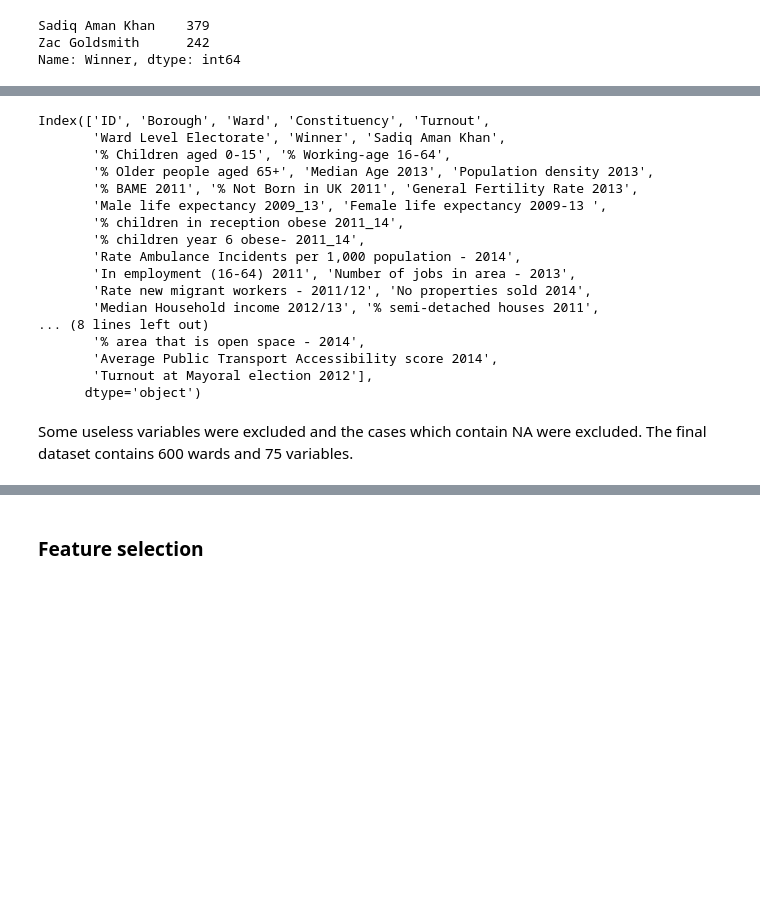
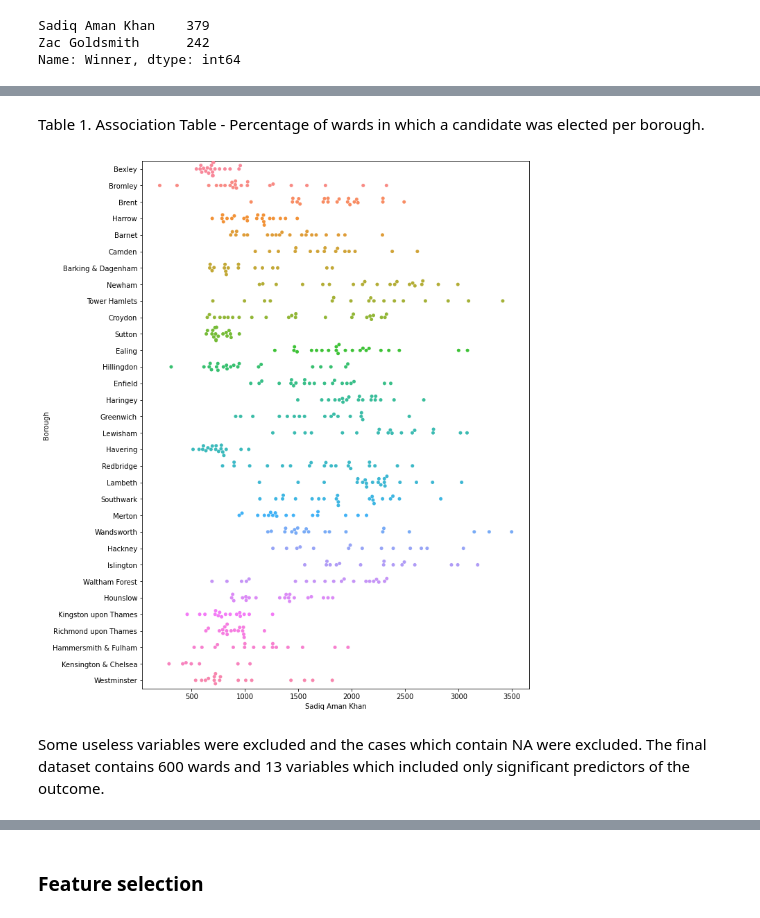
Before and after one commit to sebastianBIanalytics/DataScience_MachineLearning_Python_SebN_Portfolio, a Jupyter notebook: Mayor_London_Election_Classification.ipynb, the cells around one changed output, grey strips where cells are left out. Saved outputs shown, nothing was run; the diff lists cells and outputs as text; code cells hidden in the pictures; blank space fills up the shorter version.

Commit message:
File added via upload
Some visual added, only significant features kept in the model.

```diff
--- a/Mayor_London_Election_Classification.ipynb
+++ b/Mayor_London_Election_Classification.ipynb
@@ -106,25 +132,14 @@ Election.dropna(inplace=True)
-# %%
-Election.columns
-# %% [output]
-Index(['ID', 'Borough', 'Ward', 'Constituency', 'Turnout',
-       'Ward Level Electorate', 'Winner', 'Sadiq Aman Khan',
-       '% Children aged 0-15', '% Working-age 16-64',
-       '% Older people aged 65+', 'Median Age 2013', 'Population density 2013',
-       '% BAME 2011', '% Not Born in UK 2011', 'General Fertility Rate 2013',
-       'Male life expectancy 2009_13', 'Female life expectancy 2009-13 ',
-       '% children in reception obese 2011_14',
-       '% children year 6 obese- 2011_14',
-       'Rate Ambulance Incidents per 1,000 population - 2014',
-       'In employment (16-64) 2011', 'Number of jobs in area - 2013',
-       'Rate new migrant workers - 2011/12', 'No properties sold 2014',
-       'Median Household income 2012/13', '% semi-detached houses 2011',
-... (8 lines left out)
-       '% area that is open space - 2014',
-       'Average Public Transport Accessibility score 2014',
-       'Turnout at Mayoral election 2012'],
-      dtype='object')
+# %% [markdown]
+Table 1. Association Table - Percentage of wards in which a candidate was elected per borough.
+# %%
+plt.figure(figsize=(10, 14))
+sns.swarmplot(x ='Sadiq Aman Khan', y='Borough', data=Election)
+# Show plot
+plt.show()
+# %% [output]
+[figure, added]
 # %% [markdown]
-Some useless variables were excluded and the cases which contain NA were excluded. The final dataset contains 600 wards and 75 variables.
+Some useless variables were excluded and the cases which contain NA were excluded. The final dataset contains 600 wards and 13 variables which included only significant predictors of the outcome.
 # %%
  Features = Election[['Sadiq Aman Khan','% Children aged 0-15',
         'Median Age 2013', 'In employment (16-64) 2011', 'Number of jobs in area - 2013',
```
Also changed, not shown: parts of 25 cells of this notebook.
